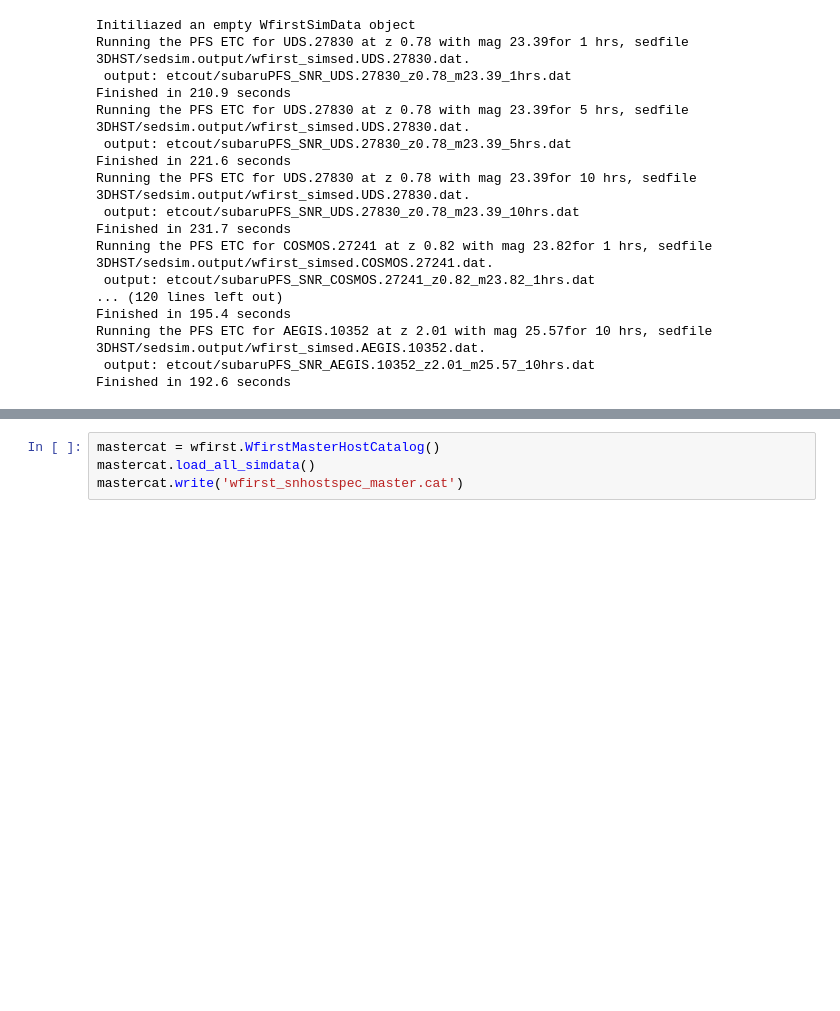
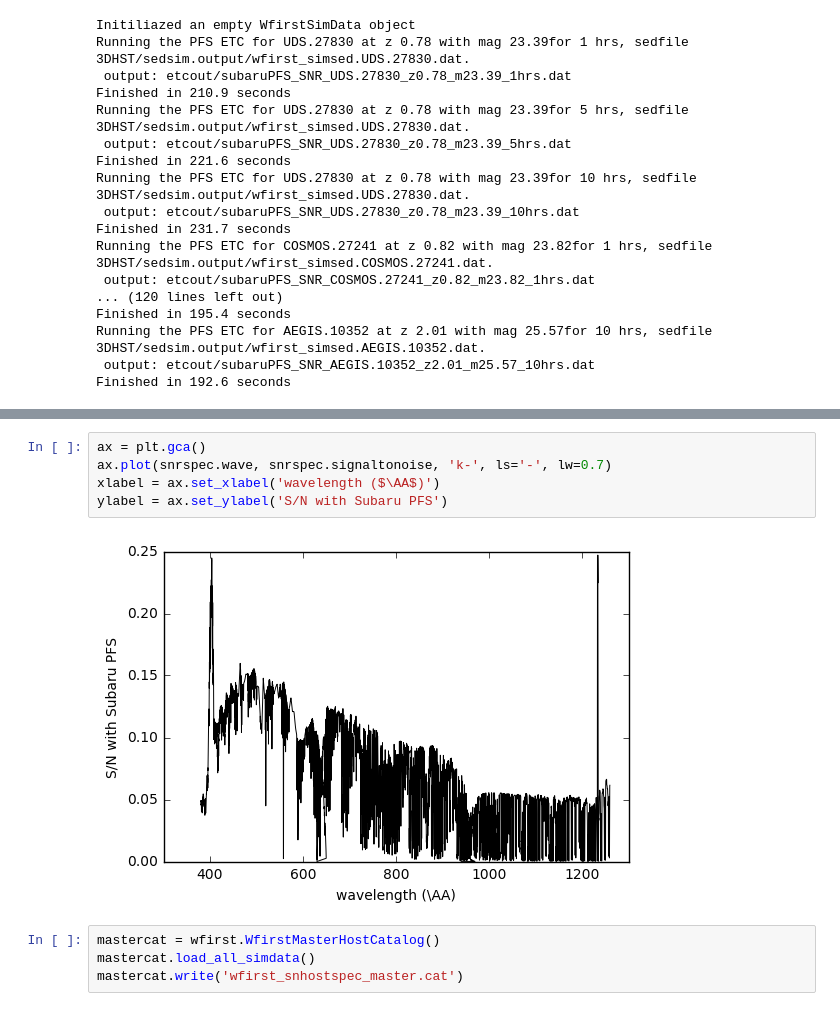
Before and after one commit to srodney/wfirst, a Jupyter notebook: snhostgal_subarupfs_plan.ipynb, the cells around one changed output, grey strips where cells are left out. Drawn from its saved outputs; the diff is of its cells as text; blank space fills up the shorter version.

```diff
--- a/snhostgal_subarupfs_plan.ipynb
+++ b/snhostgal_subarupfs_plan.ipynb
@@ -88,3 +79,10 @@ print(idsubset)
+# %%
+ax = plt.gca()
+ax.plot(snrspec.wave, snrspec.signaltonoise, 'k-', ls='-', lw=0.7)
+xlabel = ax.set_xlabel('wavelength ($\AA$)')
+ylabel = ax.set_ylabel('S/N with Subaru PFS')
+# %% [output]
+[figure, added]
 # %%
 mastercat = wfirst.WfirstMasterHostCatalog()
 mastercat.load_all_simdata()
```
Also changed, not shown: parts of 4 cells of this notebook, 1 other file.
